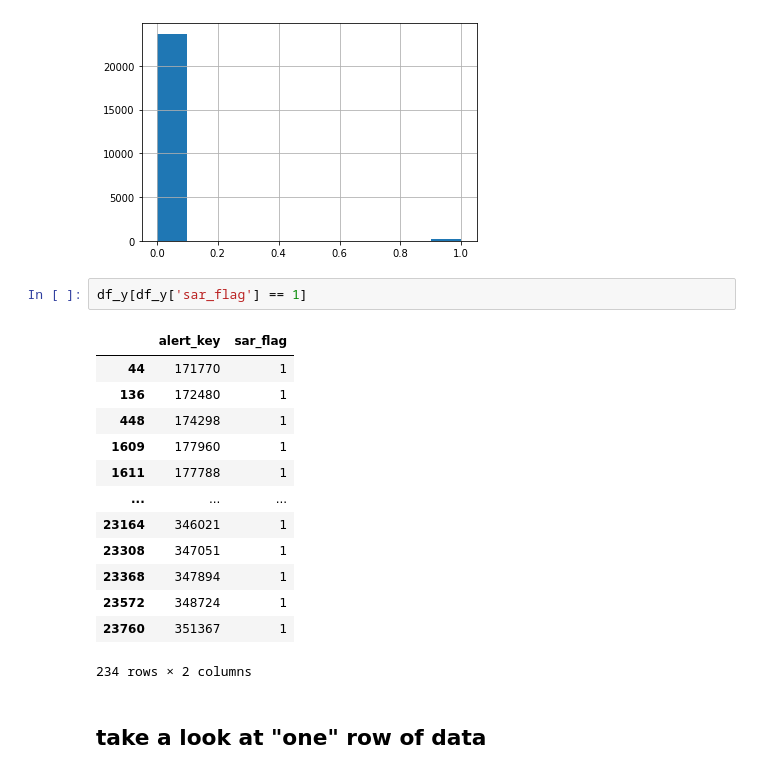
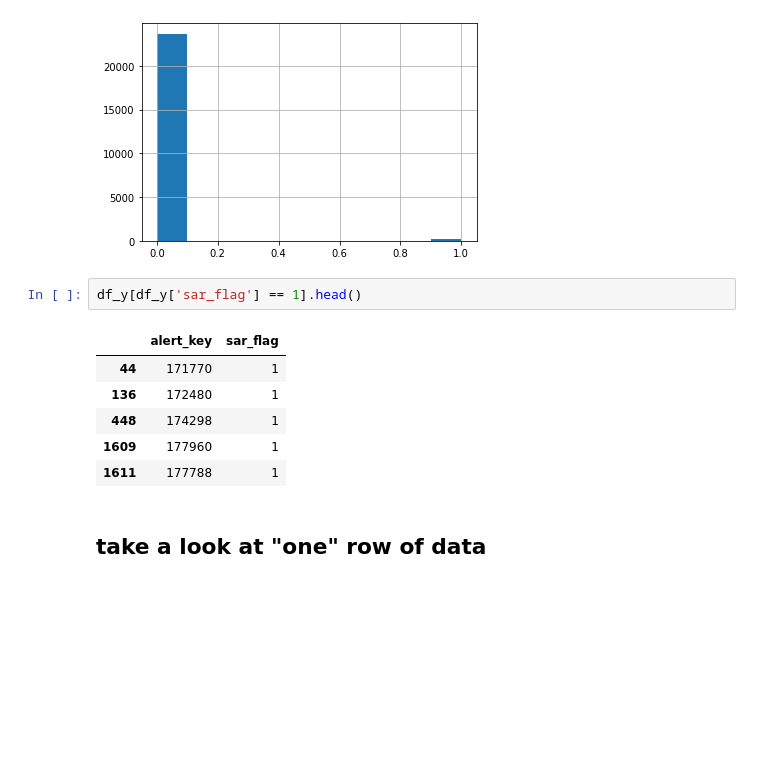
Before and after one commit to hyusterr/2022.esun.sar.competition, a Jupyter notebook: EDA-train.ipynb, the cells around one changed output. Drawn from its saved outputs; the diff is of its cells as text; blank space fills up the shorter version.

```diff
--- a/EDA-train.ipynb
+++ b/EDA-train.ipynb
@@ -68,21 +114,14 @@ df_y['sar_flag'].hist()
 <AxesSubplot:>
 [figure]
 # %%
-df_y[df_y['sar_flag'] == 1]
+df_y[df_y['sar_flag'] == 1].head()
 # %% [output]
 |  | alert_key | sar_flag |
 | 44 | 171770 | 1 |
 | 136 | 172480 | 1 |
 | 448 | 174298 | 1 |
 | 1609 | 177960 | 1 |
 | 1611 | 177788 | 1 |
-| ... | ... | ... |
-| 23164 | 346021 | 1 |
-| 23308 | 347051 | 1 |
-| 23368 | 347894 | 1 |
-| 23572 | 348724 | 1 |
-| 23760 | 351367 | 1 |
-234 rows × 2 columns
 # %% [markdown]
 ## take a look at "one" row of data
 # %%
```
Also changed, not shown: parts of 13 cells of this notebook.
